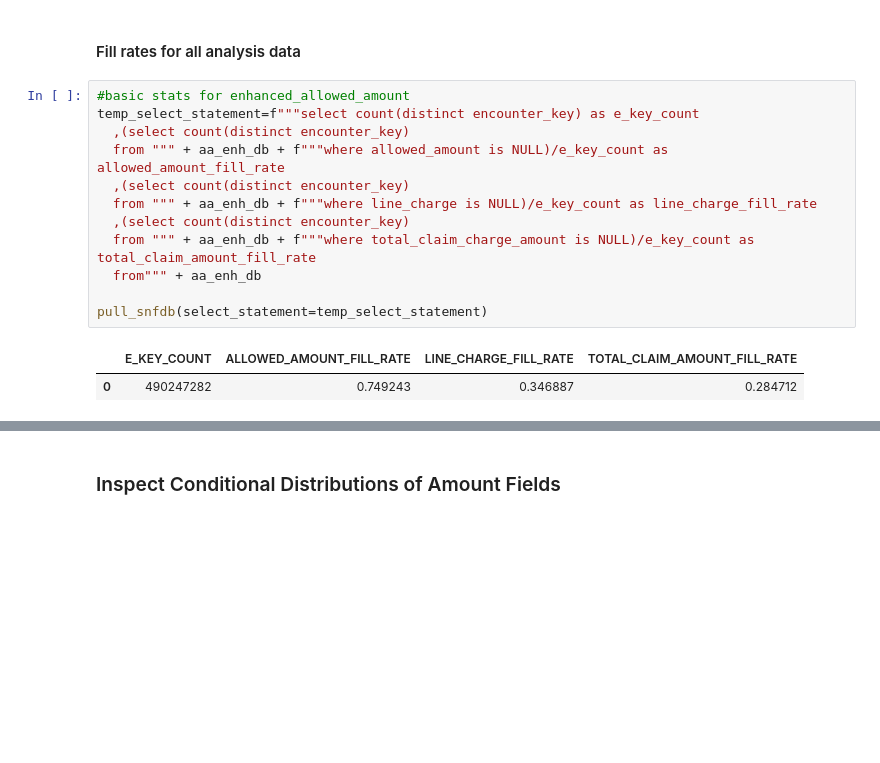
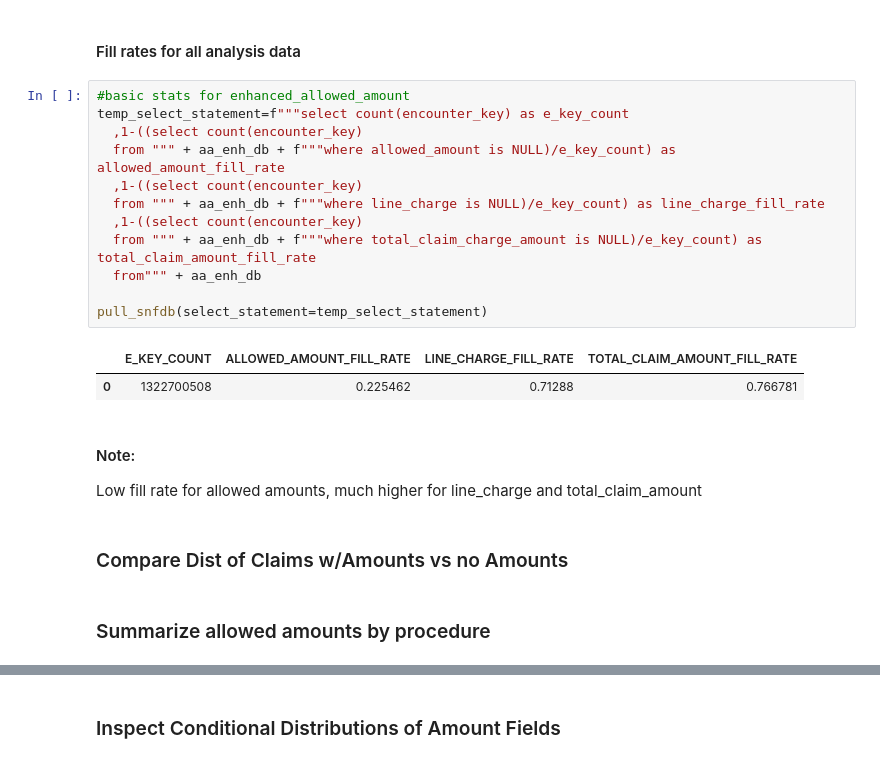
Before and after one commit to komodokamalesh/costofcare, a Jupyter notebook: analysis/Price Data Exploration.ipynb, the cells around one changed output, grey strips where cells are left out. Saved outputs shown, nothing was run; the diff lists cells and outputs as text; blank space fills up the shorter version.

```diff
--- a/analysis/Price Data Exploration.ipynb
+++ b/analysis/Price Data Exploration.ipynb
@@ -247,16 +252,23 @@ sns.distplot(log_tcca_data,label="log total claim c amount",kde_kws={"shade": Tr
 #### Fill rates for all analysis data
 # %%
 #basic stats for enhanced_allowed_amount
-temp_select_statement=f"""select count(distinct encounter_key) as e_key_count
-  ,(select count(distinct encounter_key)
-  from """ + aa_enh_db + f"""where allowed_amount is NULL)/e_key_count as allowed_amount_fill_rate
-  ,(select count(distinct encounter_key)
-  from """ + aa_enh_db + f"""where line_charge is NULL)/e_key_count as line_charge_fill_rate
-  ,(select count(distinct encounter_key)
-  from """ + aa_enh_db + f"""where total_claim_charge_amount is NULL)/e_key_count as total_claim_amount_fill_rate
+temp_select_statement=f"""select count(encounter_key) as e_key_count
+  ,1-((select count(encounter_key)
+  from """ + aa_enh_db + f"""where allowed_amount is NULL)/e_key_count) as allowed_amount_fill_rate
+  ,1-((select count(encounter_key)
+  from """ + aa_enh_db + f"""where line_charge is NULL)/e_key_count) as line_charge_fill_rate
+  ,1-((select count(encounter_key)
+  from """ + aa_enh_db + f"""where total_claim_charge_amount is NULL)/e_key_count) as total_claim_amount_fill_rate
   from""" + aa_enh_db
 
 pull_snfdb(select_statement=temp_select_statement)
 # %% [output]
 |  | E_KEY_COUNT | ALLOWED_AMOUNT_FILL_RATE | LINE_CHARGE_FILL_RATE | TOTAL_CLAIM_AMOUNT_FILL_RATE |
-| 0 | 490247282 | 0.749243 | 0.346887 | 0.284712 |
+| 0 | 1322700508 | 0.225462 | 0.71288 | 0.766781 |
+# %% [markdown]
+#### Note:
+Low fill rate for allowed amounts, much higher for line_charge and total_claim_amount
+# %% [markdown]
+### Compare Dist of Claims w/Amounts vs no Amounts
+# %% [markdown]
+### Summarize allowed amounts by procedure
```
Also changed, not shown: parts of 54 cells of this notebook.
